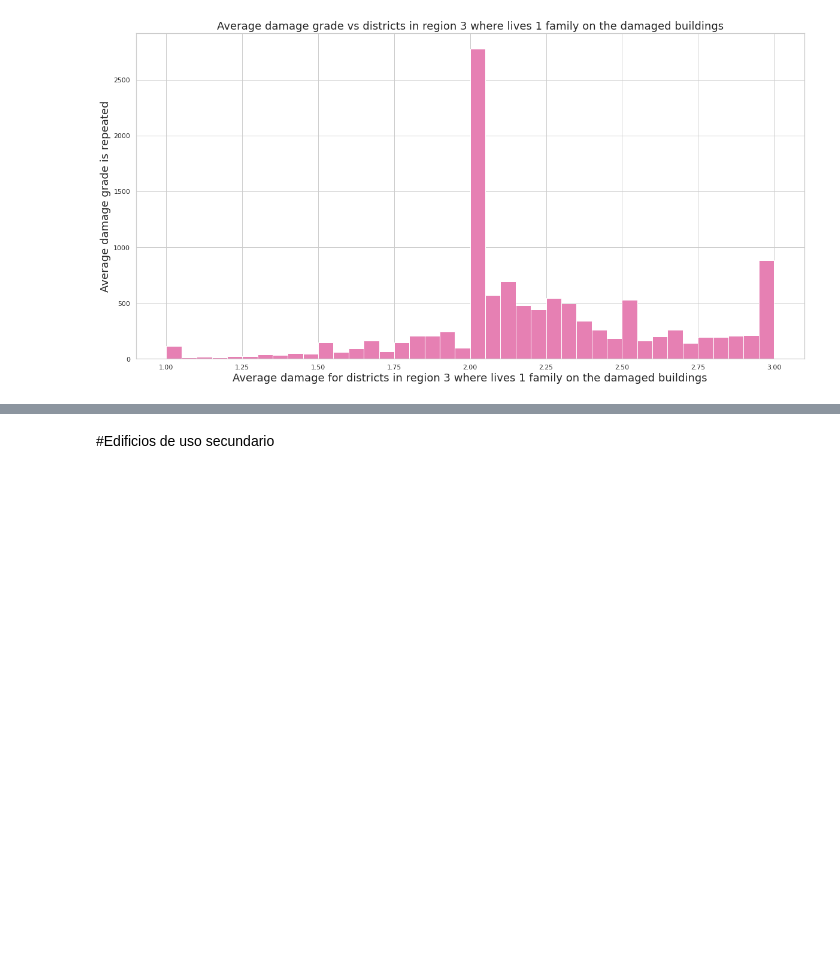
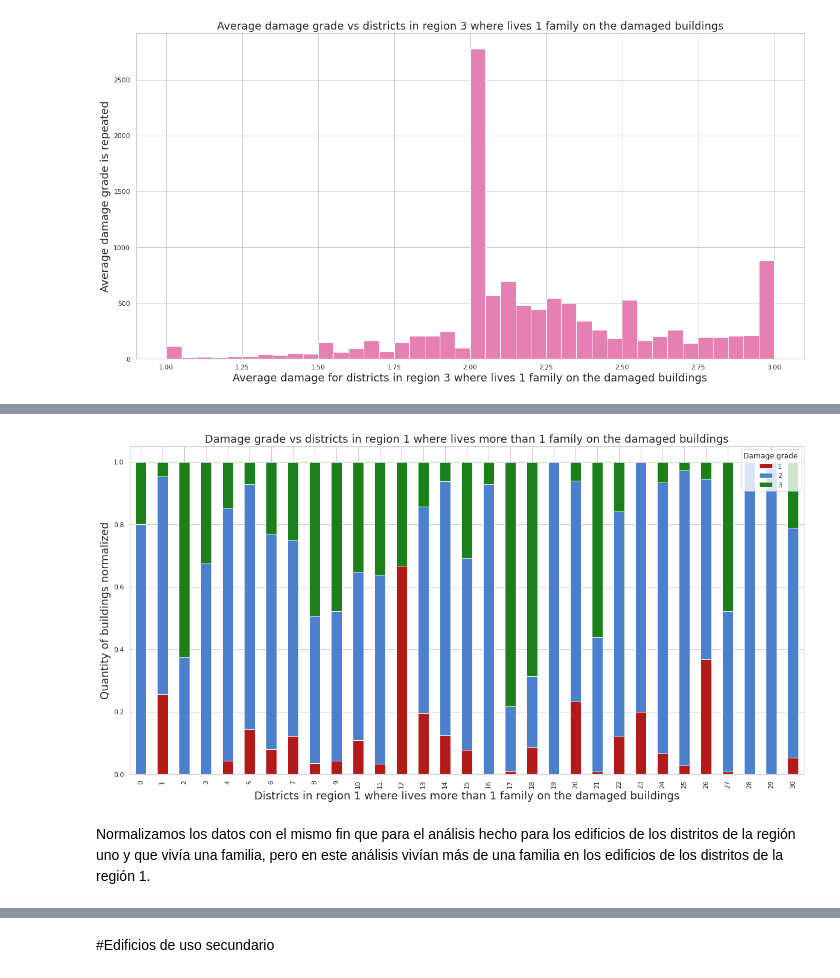
Before and after one commit to rociotarda/TP1---Datos, a Jupyter notebook: analisis_exploratorio_martin.ipynb, the cells around one changed output, grey strips where cells are left out. Saved outputs shown, nothing was run; the diff lists cells and outputs as text; code cells hidden in the pictures; blank space fills up the shorter version.

```diff
--- a/analisis_exploratorio_martin.ipynb
+++ b/analisis_exploratorio_martin.ipynb
@@ -284,0 +294,2 @@ plot.set_xlabel("Average damage for districts in region 3 where lives 1 family o
+# %%
+affected_buildings_where_lives_more_than_1_family = train_values_reduced_with_damage_for_affected_families.loc[train_values_reduced_with_damage_for_affected_families['count_families'] > 1, :]
@@ -284,0 +298,6 @@ plot.set_xlabel("Average damage for districts in region 3 where lives 1 family o
+# %%
+affected_buildings_where_lives_more_than_1_family_region_1 = affected_buildings_where_lives_more_than_1_family.groupby(['geo_level_1_id', 'damage_grade']).agg({'damage_grade':'count'})
+affected_buildings_where_lives_more_than_1_family_region_1.columns = ['damage_grade_count']
+affected_buildings_where_lives_more_than_1_family_region_1.reset_index(inplace=True)
+affected_buildings_where_lives_more_than_1_family_region_1.columns = ['Region 1', 'Damage grade', 'Damage grade count']
+affected_buildings_where_lives_more_than_1_family_region_1.head()
@@ -284,0 +311,4 @@ plot.set_xlabel("Average damage for districts in region 3 where lives 1 family o
+# %%
+affected_buildings_where_lives_more_than_1_family_region_1_pivot = affected_buildings_where_lives_more_than_1_family_region_1.pivot(index='Region 1', columns='Damage grade', values='Damage grade count')
+affected_buildings_where_lives_more_than_1_family_region_1_pivot = affected_buildings_where_lives_more_than_1_family_region_1_pivot.fillna(0)
+affected_buildings_where_lives_more_than_1_family_region_1_pivot.head()
@@ -284,0 +323,7 @@ plot.set_xlabel("Average damage for districts in region 3 where lives 1 family o
+# %%
+#Normalizamos las columnas
+total = affected_buildings_where_lives_more_than_1_family_region_1_pivot[1] + affected_buildings_where_lives_more_than_1_family_region_1_pivot[2] + affected_buildings_where_lives_more_than_1_family_region_1_pivot[3]
+affected_buildings_where_lives_more_than_1_family_region_1_pivot[1] = affected_buildings_where_lives_more_than_1_family_region_1_pivot[1]/total
+affected_buildings_where_lives_more_than_1_family_region_1_pivot[2] = affected_buildings_where_lives_more_than_1_family_region_1_pivot[2]/total
+affected_buildings_where_lives_more_than_1_family_region_1_pivot[3] = affected_buildings_where_lives_more_than_1_family_region_1_pivot[3]/total
+affected_buildings_where_lives_more_than_1_family_region_1_pivot.head()
@@ -284,0 +338,9 @@ plot.set_xlabel("Average damage for districts in region 3 where lives 1 family o
+# %%
+plot = affected_buildings_where_lives_more_than_1_family_region_1_pivot.plot.bar(color=[(0.7, 0.1, 0.1), (0.3, 0.5, 0.8), (0.1, 0.5, 0.1)],stacked=True, figsize=(20,10))
+plot.set_title("Damage grade vs districts in region 1 where lives more than 1 family on the damaged buildings", fontsize=18)
+plot.set_ylabel("Quantity of buildings normalized", fontsize=18);
+plot.set_xlabel("Districts in region 1 where lives more than 1 family on the damaged buildings", fontsize=18);
+# %% [output]
+[figure, added]
+# %% [markdown]
+Normalizamos los datos con el mismo fin que para el análisis hecho para los edificios de los distritos de la región uno y que vivía una familia, pero en este análisis vivían más de una familia en los edificios de los distritos de la región 1.
```
Also changed, not shown: parts of 48 cells of this notebook.
